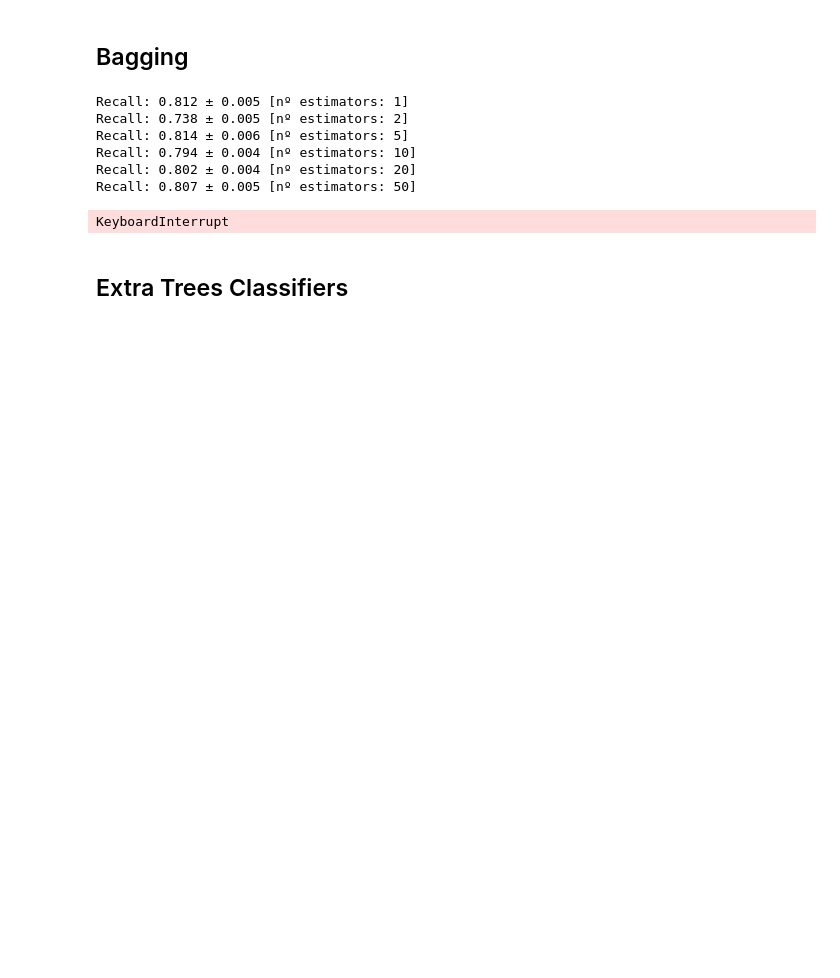
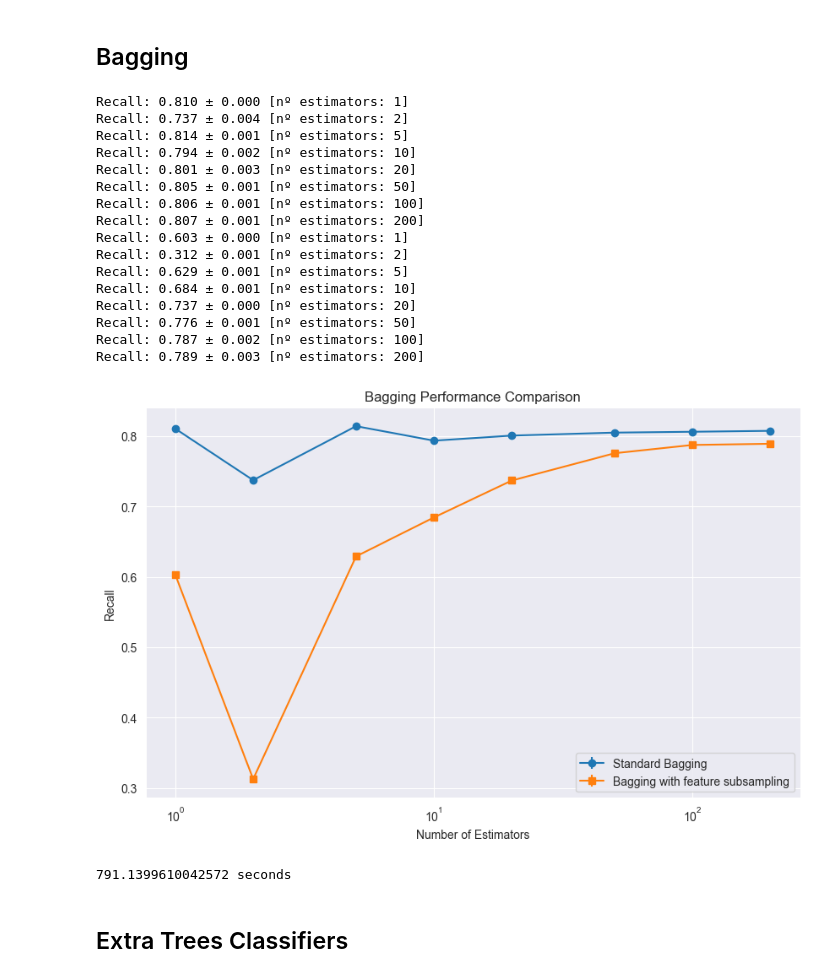
Before and after one commit to alexlafuente/heart_attack_prediction_md, a Jupyter notebook: decisionTrees.ipynb, the cells around one changed output. Saved outputs shown, nothing was run; the diff lists cells and outputs as text; code cells hidden in the pictures; blank space fills up the shorter version.

```diff
--- a/decisionTrees.ipynb
+++ b/decisionTrees.ipynb
@@ -171,7 +187,7 @@ Recall: 0.814 ± 0.005 [nº estimators (trees): 200]
 ## Bagging
 # %%
 @compute_executions_time
-def execute_bagging_with_different_configurations(cv=10):
+def execute_bagging_with_different_configurations(cv=2):
     options = [1, 2, 5, 10, 20, 50, 100, 200]
     lb1 = []
     for nest in options:
@@ -198,40 +214,51 @@ def execute_bagging_with_different_configurations(cv=10):
                 random_state=1
             ),
             X,
             y,
             cv=cv,
             scoring="recall"
         )
         lb2.append((nest, scores.mean(), scores.std()))
         print(f"Recall: {scores.mean():.3f} ± {scores.std():.3f} [nº estimators: {nest}]")
 
     plt.figure(figsize=(10, 6))
 
     means1 = [r[1] for r in lb1]
     stds1 = [r[2] for r in lb1]
     plt.errorbar(options, means1, yerr=stds1, fmt='-o', label='Standard Bagging')
 
     means2 = [r[1] for r in lb2]
     stds2 = [r[2] for r in lb2]
     plt.errorbar(options, means2, yerr=stds2, fmt='-s', label='Bagging with feature subsampling')
 
     plt.xlabel('Number of Estimators')
     plt.ylabel('Recall')
     plt.title('Bagging Performance Comparison')
     plt.xscale('log')
     plt.grid(True)
     plt.legend()
     plt.show()
 
 execute_bagging_with_different_configurations()
 # %% [output]
-Recall: 0.812 ± 0.005 [nº estimators: 1]
-Recall: 0.738 ± 0.005 [nº estimators: 2]
-Recall: 0.814 ± 0.006 [nº estimators: 5]
-Recall: 0.794 ± 0.004 [nº estimators: 10]
-Recall: 0.802 ± 0.004 [nº estimators: 20]
-Recall: 0.807 ± 0.005 [nº estimators: 50]
+Recall: 0.810 ± 0.000 [nº estimators: 1]
+Recall: 0.737 ± 0.004 [nº estimators: 2]
+Recall: 0.814 ± 0.001 [nº estimators: 5]
+Recall: 0.794 ± 0.002 [nº estimators: 10]
+Recall: 0.801 ± 0.003 [nº estimators: 20]
+Recall: 0.805 ± 0.001 [nº estimators: 50]
+Recall: 0.806 ± 0.001 [nº estimators: 100]
+Recall: 0.807 ± 0.001 [nº estimators: 200]
+Recall: 0.603 ± 0.000 [nº estimators: 1]
+Recall: 0.312 ± 0.001 [nº estimators: 2]
+Recall: 0.629 ± 0.001 [nº estimators: 5]
+Recall: 0.684 ± 0.001 [nº estimators: 10]
+Recall: 0.737 ± 0.000 [nº estimators: 20]
+Recall: 0.776 ± 0.001 [nº estimators: 50]
+Recall: 0.787 ± 0.002 [nº estimators: 100]
+Recall: 0.789 ± 0.003 [nº estimators: 200]
+[figure, added]
-KeyboardInterrupt
+791.1399610042572 seconds
 # %% [markdown]
 ## Extra Trees Classifiers
 # %%
```
Also changed, not shown: parts of 9 cells of this notebook.
